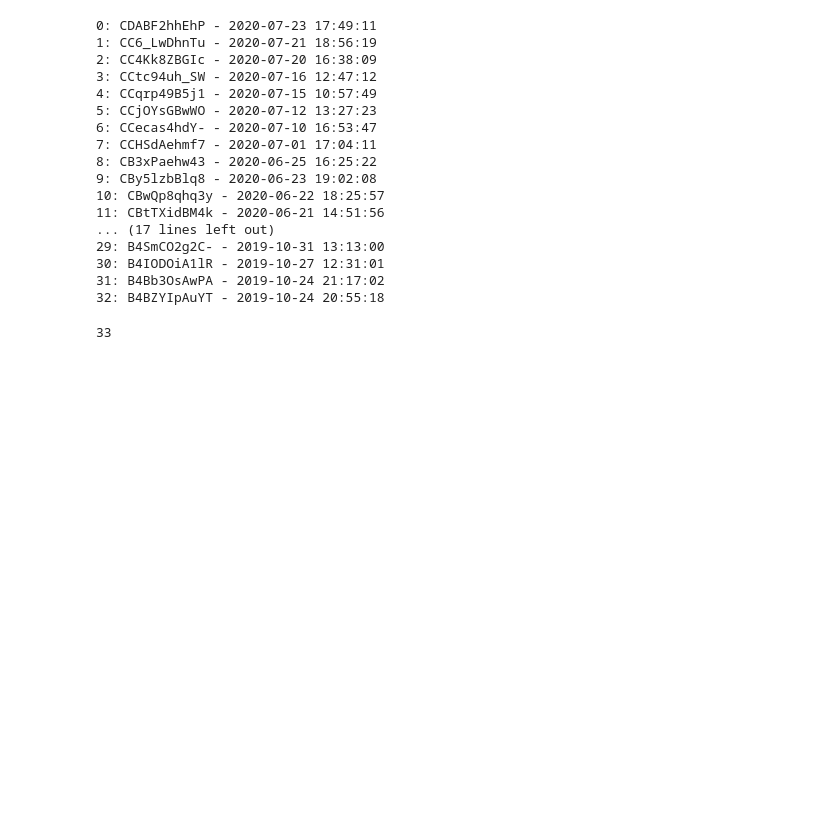
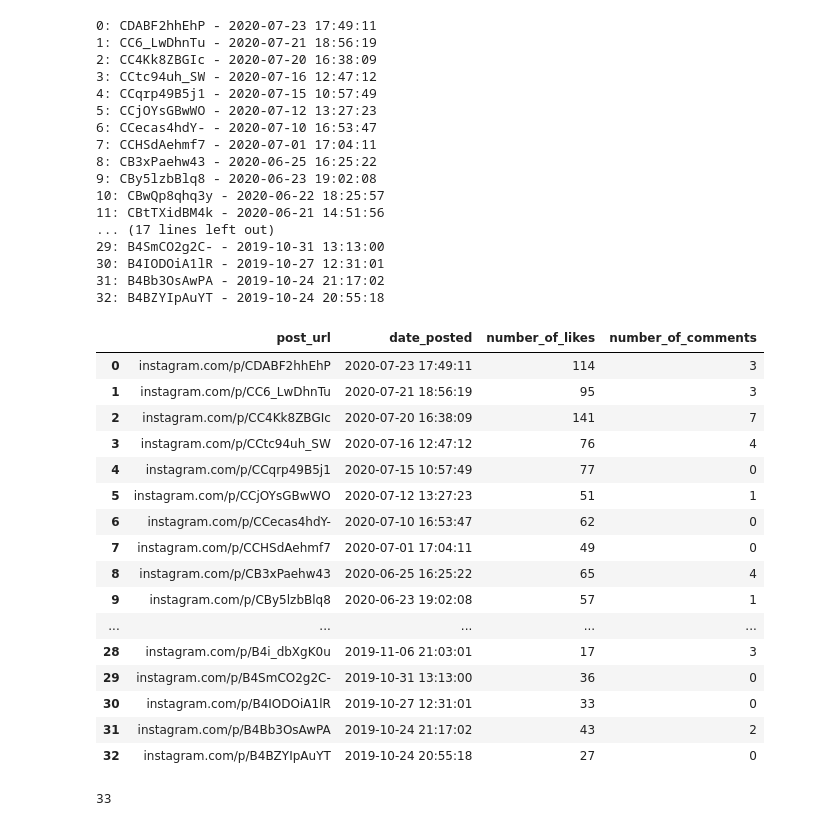
Before and after one commit to albert239825/InstagramScraper, a Jupyter notebook: InstagramScraperTest.ipynb, the cells around one changed output. Drawn from its saved outputs; the diff is of its cells as text; code cells hidden in the pictures; blank space fills up the shorter version.

```diff
--- a/InstagramScraperTest.ipynb
+++ b/InstagramScraperTest.ipynb
@@ -50,6 +55,26 @@ def check_valid_username (users):
                 profile = Profile(users.iloc[i]['IG Username'])
             except:
                 print("{} is not a valid user name, the username is located at index {}, its name is {}".format(users.iloc[i]["IG Username"], i, users.iloc[i]['School']))
+# %%
+def create_post_df (scraped_posts):
+    #Create Data Frame with collumns for post attributes
+    df = pd.DataFrame(columns=['post_url', 'date_posted', 'number_of_likes', 'number_of_comments'])
+
+    #Declaring types for each collumn
+    df['post_url'] = df['post_url'].astype(object)
+    df['date_posted'] = df['date_posted'].astype('datetime64[ns]')
+    df['number_of_likes'] = df['number_of_likes'].astype('Int64')
+    df['number_of_comments'] = df['number_of_comments'].astype('Int64')
+
+    for i in range(0, len(scraped_posts)):
+        cur_post = scraped_posts[i]
+        df.at[i, 'post_url'] = "instagram.com/p/{}".format(cur_post.shortcode)
+        df.at[i, 'date_posted'] = datetime.fromtimestamp(cur_post.timestamp)
+        df.at[i, 'number_of_likes'] = cur_post.likes
+        df.at[i, 'number_of_comments'] = cur_post.comments
+
+    #return filled dataframe
+    return df
 # %%
 users = pd.read_csv("Social_Media_Study_Handles.csv")
 users = users.reindex(columns=[*users.columns, 'follower_count', 'number_of_posts', 'top_post_likes',
@@ -187,6 +208,27 @@ scraped, unscraped = scrape_posts(posts, webdriver=driver, silent=False, headers
 30: B4IODOiA1lR - 2019-10-27 12:31:01
 31: B4Bb3OsAwPA - 2019-10-24 21:17:02
 32: B4BZYIpAuYT - 2019-10-24 20:55:18
+# %%
+test_df = create_post_df(scraped)
+test_df
+# %% [output]
+|  | post_url | date_posted | number_of_likes | number_of_comments |
+| 0 | instagram.com/p/CDABF2hhEhP | 2020-07-23 17:49:11 | 114 | 3 |
+| 1 | instagram.com/p/CC6_LwDhnTu | 2020-07-21 18:56:19 | 95 | 3 |
+| 2 | instagram.com/p/CC4Kk8ZBGIc | 2020-07-20 16:38:09 | 141 | 7 |
+| 3 | instagram.com/p/CCtc94uh_SW | 2020-07-16 12:47:12 | 76 | 4 |
+| 4 | instagram.com/p/CCqrp49B5j1 | 2020-07-15 10:57:49 | 77 | 0 |
+| 5 | instagram.com/p/CCjOYsGBwWO | 2020-07-12 13:27:23 | 51 | 1 |
+| 6 | instagram.com/p/CCecas4hdY- | 2020-07-10 16:53:47 | 62 | 0 |
+| 7 | instagram.com/p/CCHSdAehmf7 | 2020-07-01 17:04:11 | 49 | 0 |
+| 8 | instagram.com/p/CB3xPaehw43 | 2020-06-25 16:25:22 | 65 | 4 |
+| 9 | instagram.com/p/CBy5lzbBlq8 | 2020-06-23 19:02:08 | 57 | 1 |
+| ... | ... | ... | ... | ... |
+| 28 | instagram.com/p/B4i_dbXgK0u | 2019-11-06 21:03:01 | 17 | 3 |
+| 29 | instagram.com/p/B4SmCO2g2C- | 2019-10-31 13:13:00 | 36 | 0 |
+| 30 | instagram.com/p/B4IODOiA1lR | 2019-10-27 12:31:01 | 33 | 0 |
+| 31 | instagram.com/p/B4Bb3OsAwPA | 2019-10-24 21:17:02 | 43 | 2 |
+| 32 | instagram.com/p/B4BZYIpAuYT | 2019-10-24 20:55:18 | 27 | 0 |
 # %%
 len(scraped)
 # %% [output]
```
Also changed, not shown: parts of 7 cells of this notebook.
